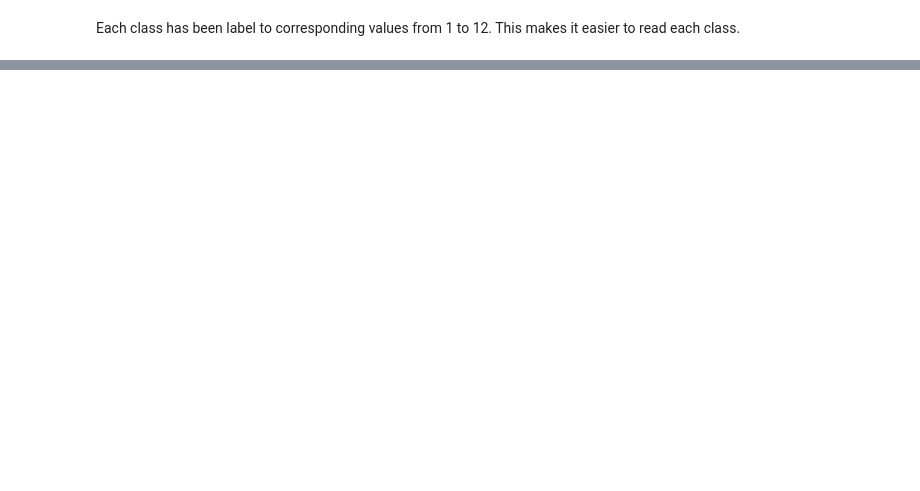
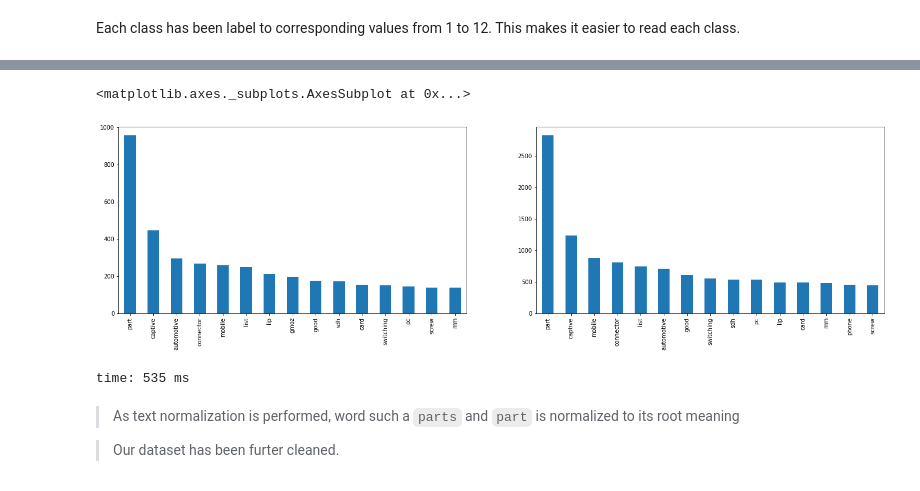
Before and after one commit to ashish-gh/multiclass_classfication_with_imbalanced_dataset, a Jupyter notebook: multiclass_classification_with_imbalanced_dataset.ipynb, the cells around one changed output, grey strips where cells are left out. Cells and saved outputs as stored; diff of their text form; code cells hidden in the pictures; blank space fills up the shorter version.

```diff
--- a/multiclass_classification_with_imbalanced_dataset.ipynb
+++ b/multiclass_classification_with_imbalanced_dataset.ipynb
@@ -310,0 +525,16 @@ Each class has been label to corresponding values from 1 to 12. This makes it ea
+# %%
+# plot the most 15 frequent words on training and testing file with number of its occurence
+
+fig, axs = plt.subplots(1,2)
+
+pd.Series(''.join(train['text']).split()).value_counts()[:15].plot(kind='bar', figsize=(24,6), ax=axs[1])
+pd.Series(''.join(test['text']).split()).value_counts()[:15].plot(kind='bar', figsize=(24,6), ax=axs[0])
+# %% [output]
+<matplotlib.axes._subplots.AxesSubplot at 0x...>
+[figure, added]
+time: 535 ms
+# %% [markdown]
+> As text normalization is performed, word such a `parts` and `part` is normalized to its root meaning
+
+
+> Our dataset has been furter cleaned.
```
Also changed, not shown: parts of 27 cells of this notebook.
